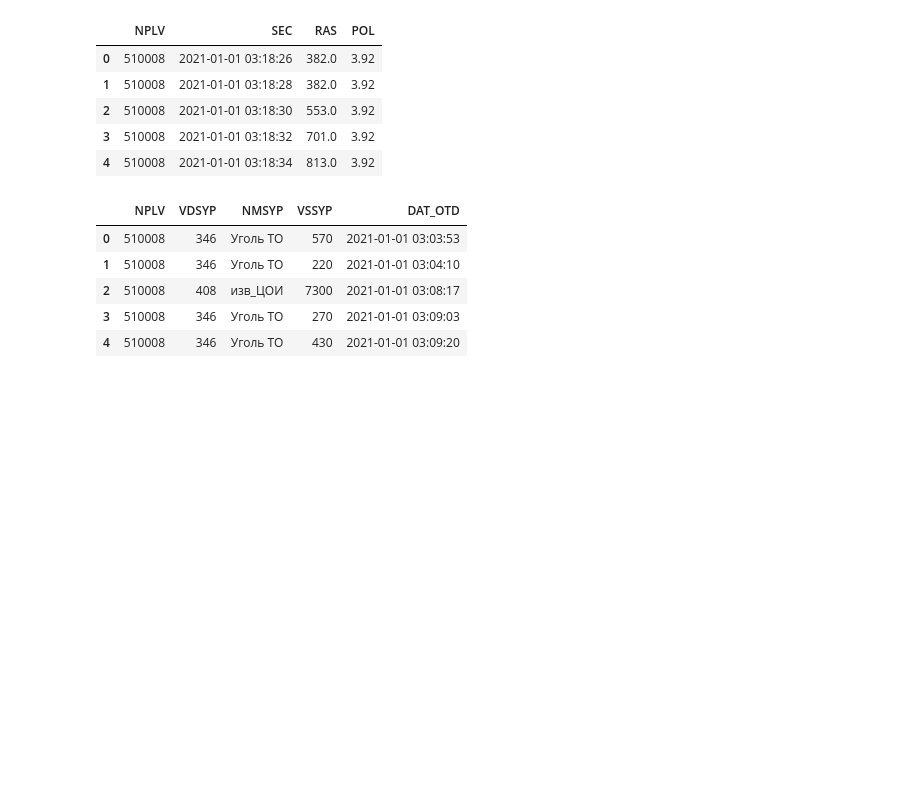
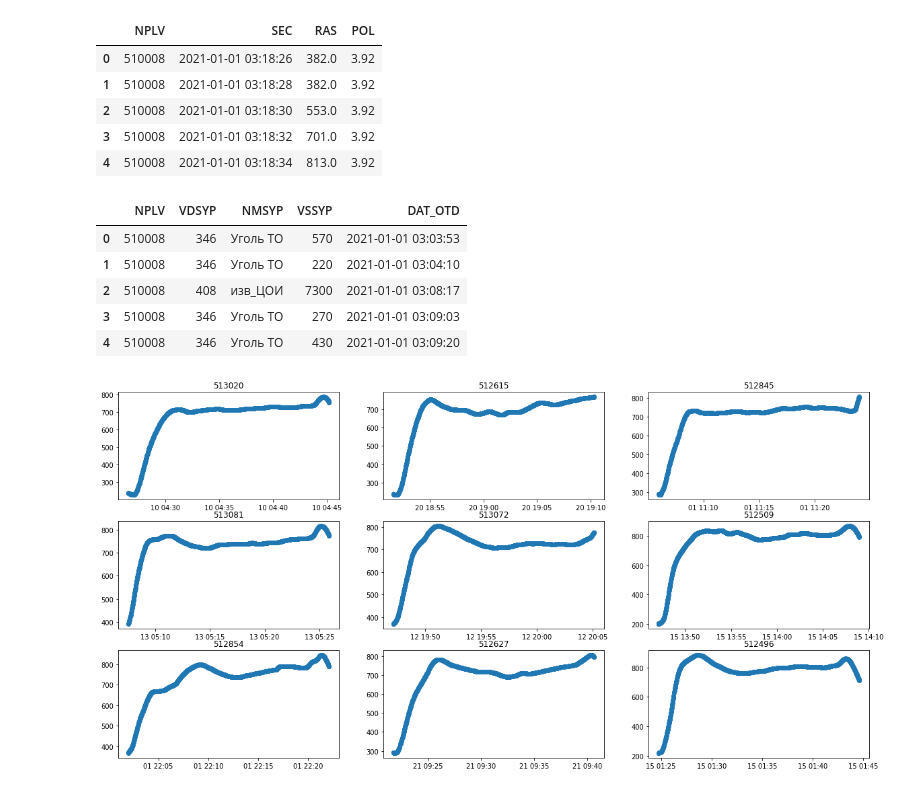
Before and after one commit to garipovroma/produv_o4ka, a Jupyter notebook: EDA.ipynb, the cells around one changed output. Drawn from its saved outputs; the diff is of its cells as text; code cells hidden in the pictures; blank space fills up the shorter version.

Commit message:
reduced ts added

```diff
--- a/EDA.ipynb
+++ b/EDA.ipynb
@@ -77,3 +79,16 @@ train_data['sip'].head()
 | 2 | 510008 | 408 | изв_ЦОИ | 7300 | 2021-01-01 03:08:17 |
 | 3 | 510008 | 346 | Уголь ТО | 270 | 2021-01-01 03:09:03 |
 | 4 | 510008 | 346 | Уголь ТО | 430 | 2021-01-01 03:09:20 |
+# %%
+from random import choice
+def rand_ts_plot(df, y_col):
+    for i in range(1,10):
+        NPLV = choice(df.NPLV.unique())
+        plt.subplot(3,3,i)
+        plt.scatter(x = df[df['NPLV'] == NPLV].index, y = df[df['NPLV'] == NPLV][y_col])
+        plt.title(NPLV)
+
+plt.figure(figsize = (20,10))
+rand_ts_plot(test_data['reduced_gas'], 'T')
+# %% [output]
+[figure, added]
```
Also changed, not shown: parts of 6 cells of this notebook, 10 other files.
